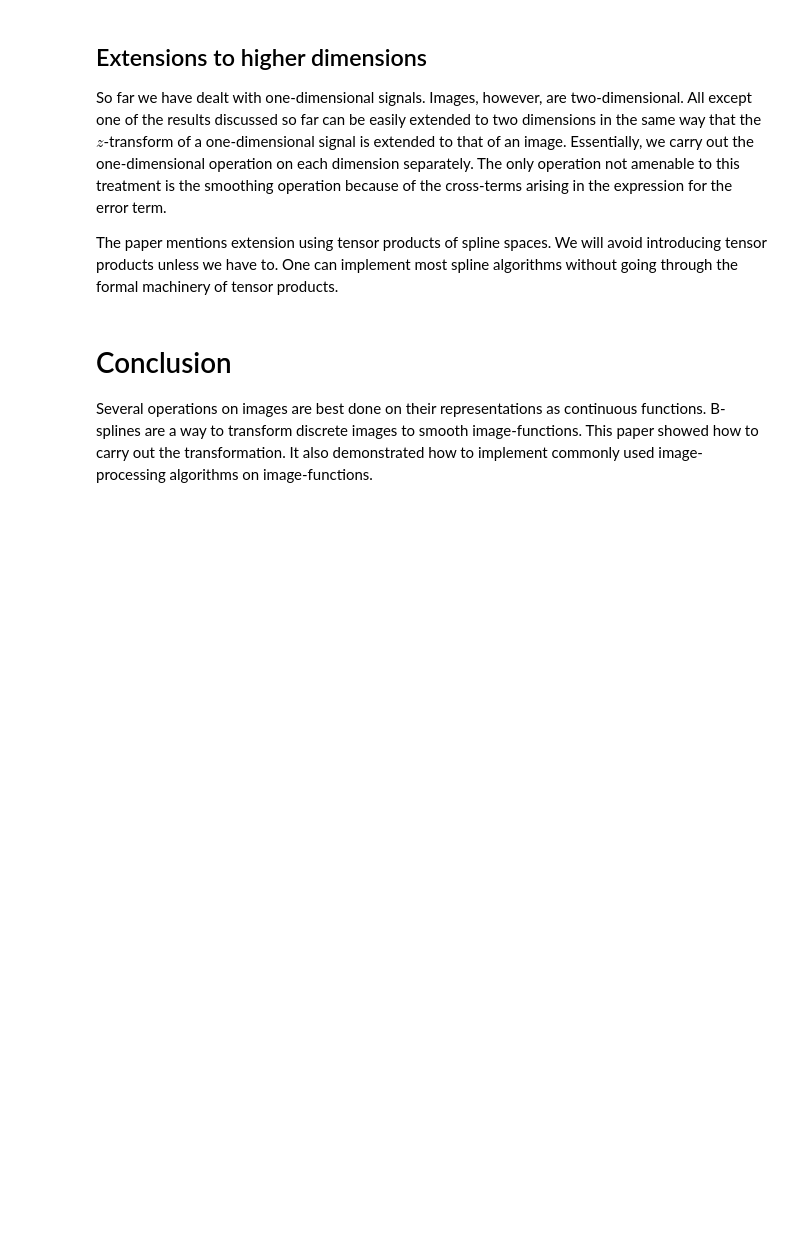
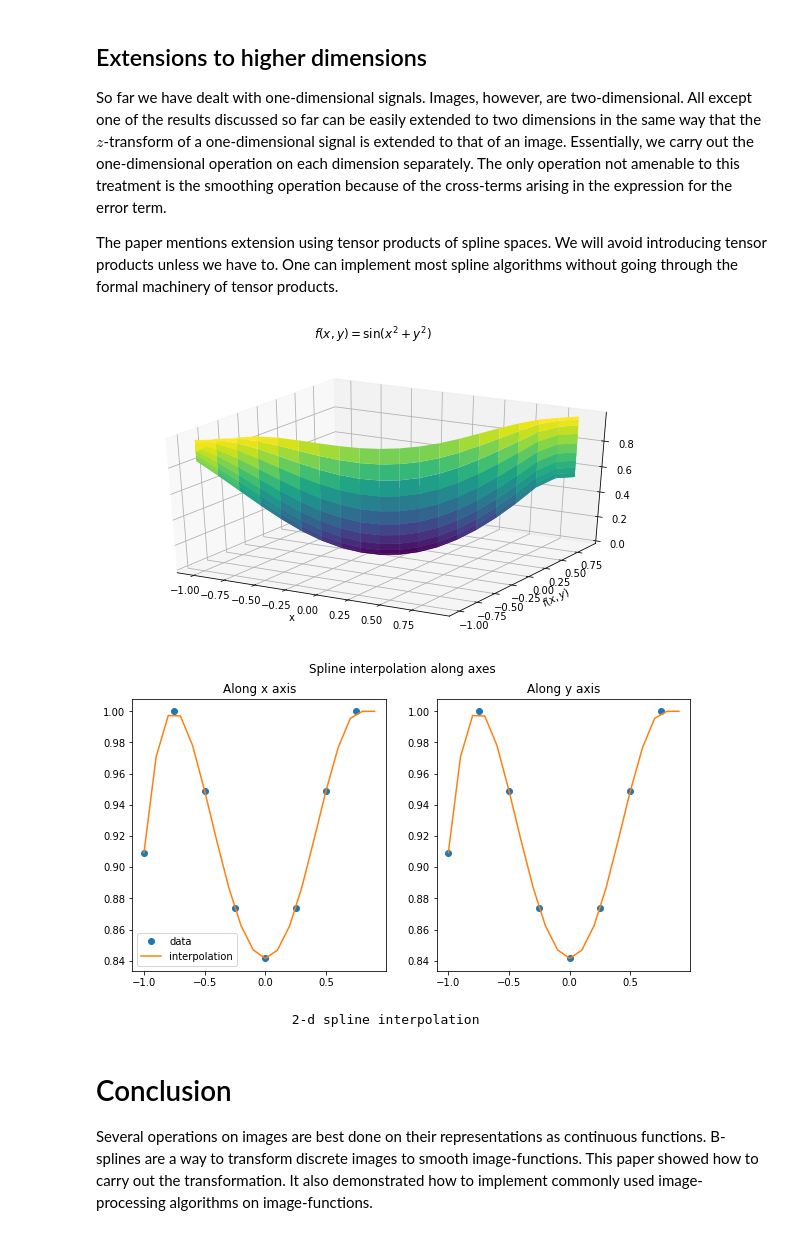
Before and after one commit to amey-joshi/am, a Jupyter notebook: p3/m2p_B01_B_ImageSplines_Version_3.ipynb, the cells around one changed output. Cells and saved outputs as stored; diff of their text form; code cells hidden in the pictures; blank space fills up the shorter version.

```diff
--- a/p3/m2p_B01_B_ImageSplines_Version_3.ipynb
+++ b/p3/m2p_B01_B_ImageSplines_Version_3.ipynb
@@ -1355,3 +1357,55 @@ The paper mentions extension using tensor products of spline spaces. We will avo
+# %%
+# Example of 2-d spline interpolation.
+import numpy as np
+from scipy import interpolate
+
+lo = -1.0
+hi = +1.0
+
+x = np.arange(lo, hi, 0.25)
+y = np.arange(lo, hi, 0.25)
+xg, yg = np.meshgrid(x, y)
+z = np.sin(xg**2 + yg**2)
+
+f = interpolate.interp2d(x, y, z, kind = 'cubic')
+
+xs = np.arange(lo, hi, 0.1)
+ys = np.arange(lo, hi, 0.1)
+zs = f(xs, ys)
+
+fig = plt.figure(figsize = (10, 5))
+fig.suptitle(r'$f(x, y) = \sin(x^2 + y^2)$')
+
+ax1 = fig.add_subplot(1, 1, 1, projection='3d')
+ax1.plot_surface(xs, ys, zs, cmap = 'viridis', edgecolor = 'none')
+ax1.set_xlabel('x')
+ax1.set_ylabel('y')
+ax1.set_ylabel(r'$f(x, y)$')
+plt.show()
+
+# We now show how the interpolation works in x and y directions
+fig = plt.figure(figsize = (10, 5))
+fig.suptitle(r'Spline interpolation along axes')
+
+p1 = plt.subplot(121)
+p1.set_title('Along x axis')
+plt.plot(x, z[0, :], 'o', label = 'data')
+plt.plot(xs, zs[0, :], '-', label = 'interpolation')
+plt.legend()
+
+
+p2 = plt.subplot(122)
+p2.set_title('Along y axis')
+plt.plot(y, z[0, :], 'o', label = 'data')
+plt.plot(ys, zs[0, :], '-', label = 'interpolation')
+plt.legend()
+
+plt.show()
+print(' ' * 25 + '2-d spline interpolation')
+# %% [output]
+[figure, added]
+[figure, added]
+                         2-d spline interpolation
 # %%
 ## python implementation example Image derivative using B-spline:
 
```
Also changed, not shown: parts of 10 cells of this notebook.
